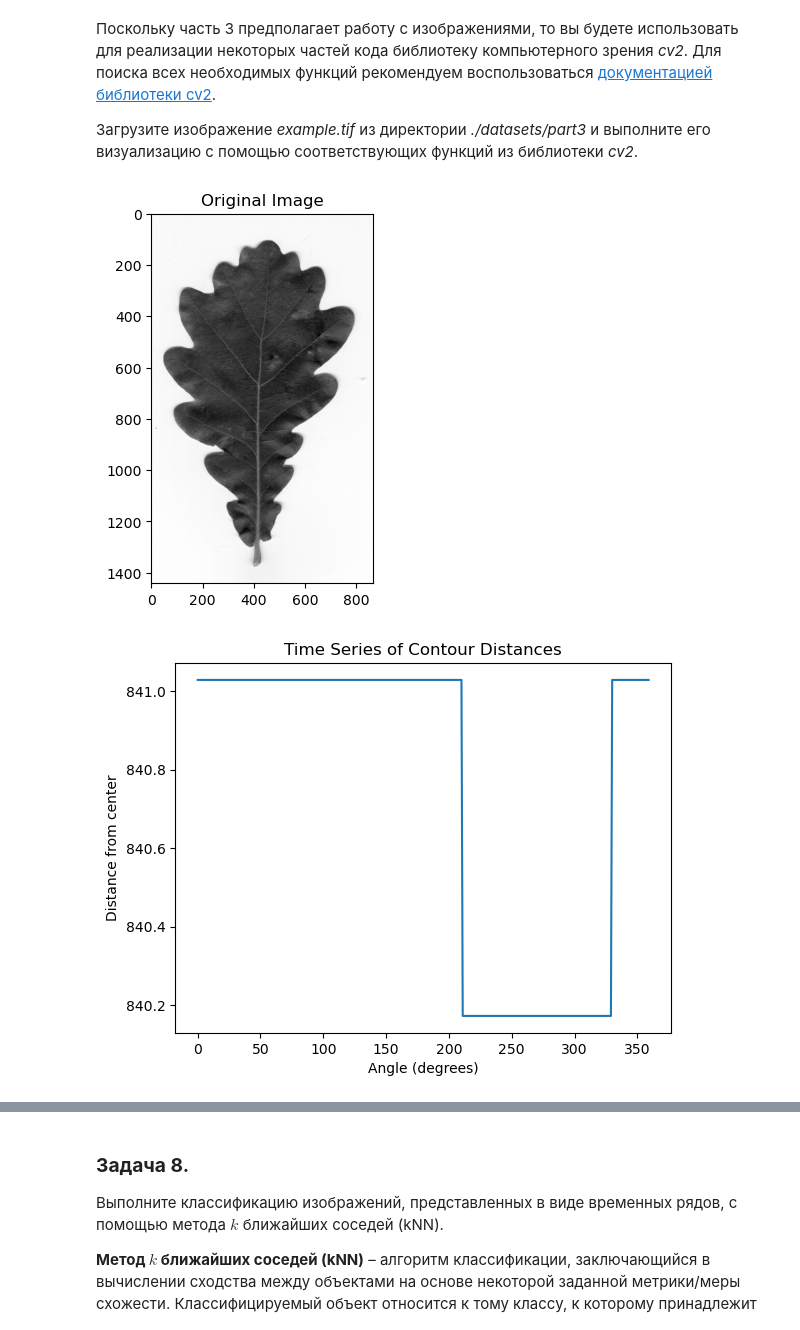
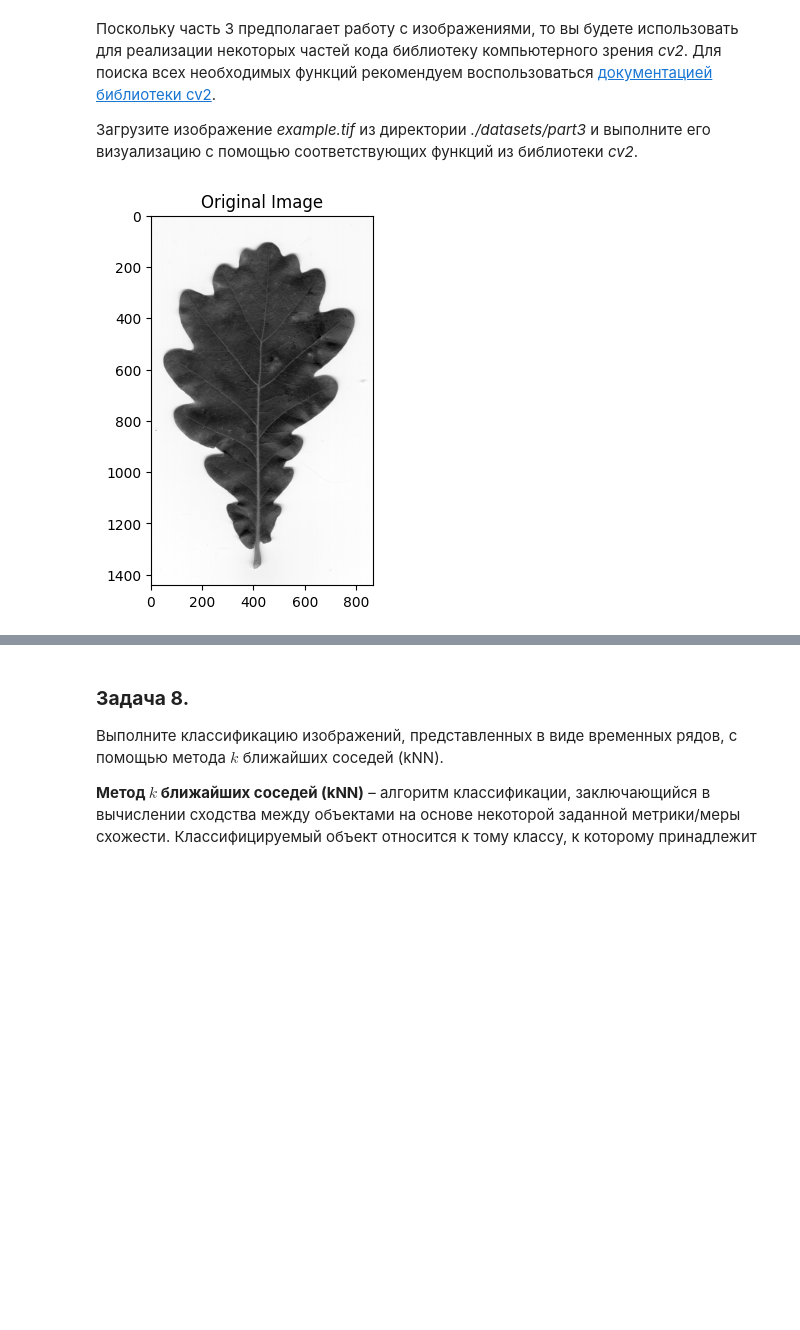
Before and after one commit to wilkak/2024-Gorbunov-TimeSeriesCourse, a Jupyter notebook: practice/01 Basics/01 Basics.ipynb, the cells around one changed output, grey strips where cells are left out. Drawn from its saved outputs; the diff is of its cells as text; code cells hidden in the pictures; blank space fills up the shorter version.

```diff
--- a/practice/01 Basics/01 Basics.ipynb
+++ b/practice/01 Basics/01 Basics.ipynb
@@ -486,42 +575,34 @@ contours, _ = cv2.findContours(thresh, cv2.RETR_EXTERNAL, cv2.CHAIN_APPROX_SIMPL
 
 # Выбор самого большого контура
 contour = max(contours, key=cv2.contourArea)
 
 # Нахождение моментов изображения для вычисления центра масс
 M = cv2.moments(contour)
 cx = int(M['m10'] / M['m00'])  # координата центра по X
 cy = int(M['m01'] / M['m00'])  # координата центра по Y
 
 # Поворот луча и нахождение пересечений с контуром
 alpha = 1  # угол поворота в градусах
 angles = np.arange(0, 360, alpha)
 distances = []
 
 for angle in angles:
     # Вычисление направления луча
     theta = np.radians(angle)
     direction = np.array([np.cos(theta), np.sin(theta)])
 
     # Нахождение пересечений луча с контуром
     max_distance = 0
     for point in contour:
         px, py = point[0]
         vector = np.array([px - cx, py - cy])
         distance = np.linalg.norm(vector)
         if np.dot(vector, direction) > 0:  # проверка направления точки
             max_distance = max(max_distance, distance)
 
     distances.append(max_distance)
-
-# Визуализация временного ряда
-plt.plot(angles, distances)
-plt.title('Time Series of Contour Distances')
-plt.xlabel('Angle (degrees)')
-plt.ylabel('Distance from center')
-plt.show()
 # %% [output]
-[figure, old version]
+[figure, new version]
-[figure, removed]
 # %% [markdown]
 За конвертацию изображения во временной ряд с помощью описанного выше метода отвечает функция `image2ts()` из модуля *image_converter.py*. Прежде чем исходное изображение будет преобразовано во временной ряд, сначала оно должно пройти этап предварительной обработки. Предварительная обработка включает в себя следующие шаги:
 
```
Also changed, not shown: parts of 20 cells of this notebook, 1 other file.
